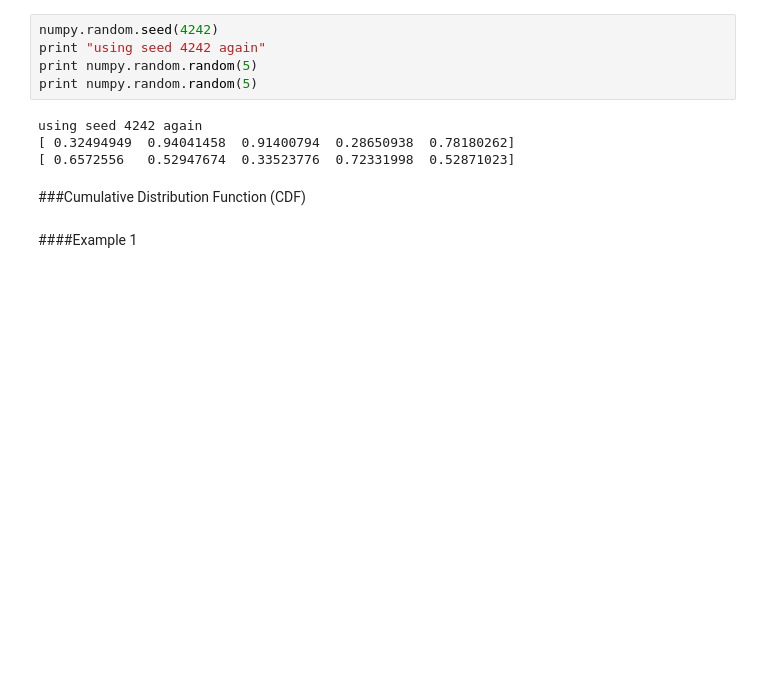
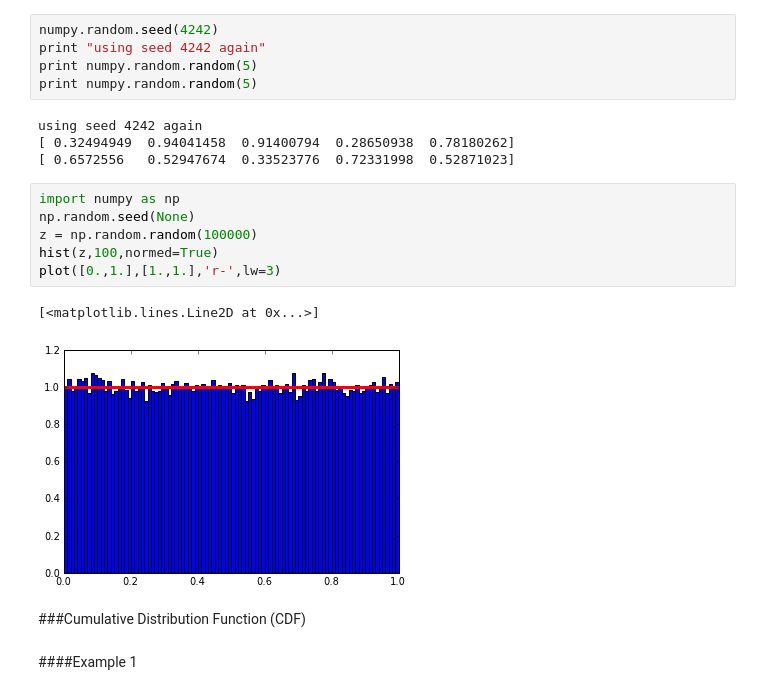
Before and after one commit to kbouch/PHYS202-S13, a Jupyter notebook: Week8/TuesThursActivities.ipynb, the cells around one changed output. Drawn from its saved outputs; the diff is of its cells as text; blank space fills up the shorter version.

```diff
--- a/Week8/TuesThursActivities.ipynb
+++ b/Week8/TuesThursActivities.ipynb
@@ -48,6 +47,15 @@ print numpy.random.random(5)
 using seed 4242 again
 [ 0.32494949  0.94041458  0.91400794  0.28650938  0.78180262]
 [ 0.6572556   0.52947674  0.33523776  0.72331998  0.52871023]
+# %%
+import numpy as np
+np.random.seed(None)
+z = np.random.random(100000)
+hist(z,100,normed=True)
+plot([0.,1.],[1.,1.],'r-',lw=3)
+# %% [output]
+[<matplotlib.lines.Line2D at 0x...>]
+[figure, added]
 # %% [markdown]
 ###Cumulative Distribution Function (CDF)
 # %% [markdown]
```
Also changed, not shown: parts of 8 cells of this notebook.
